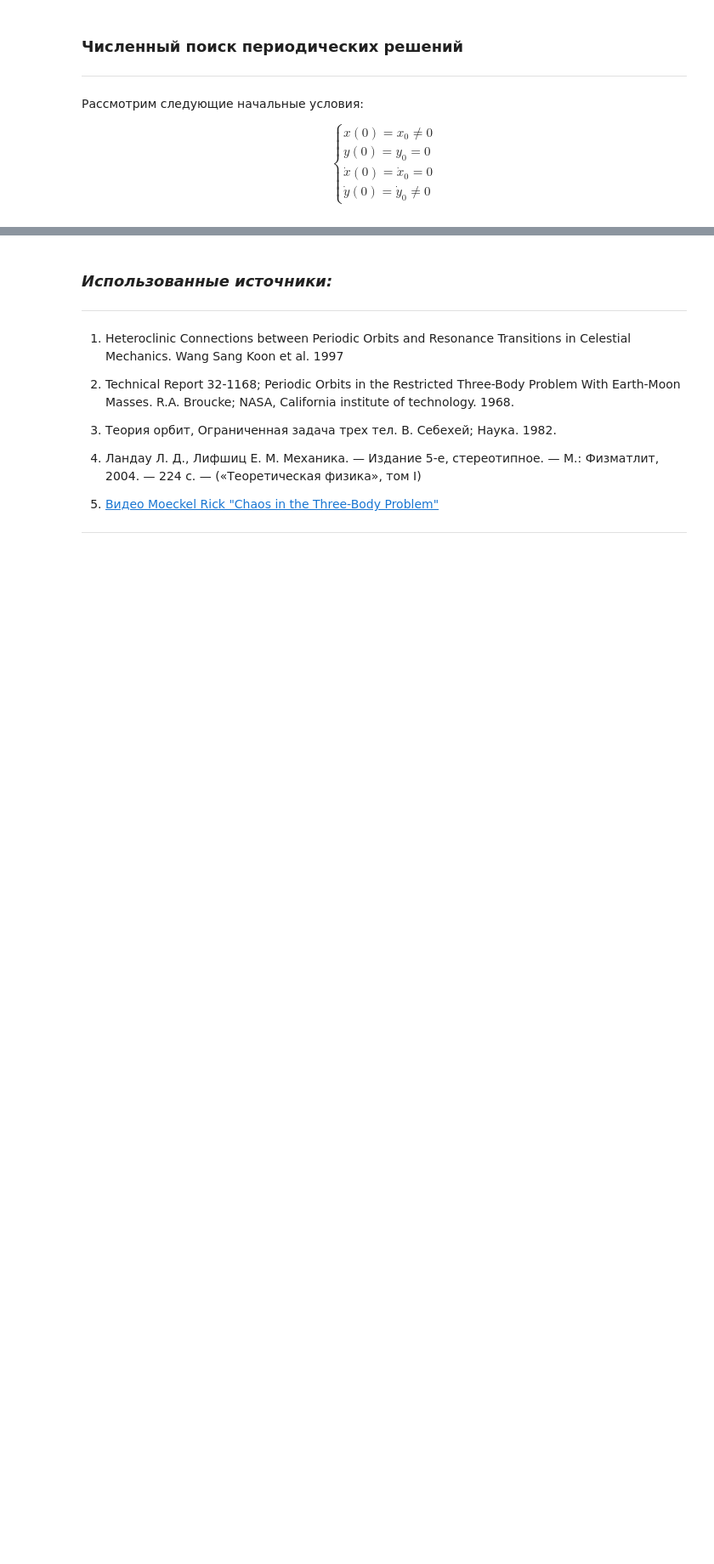
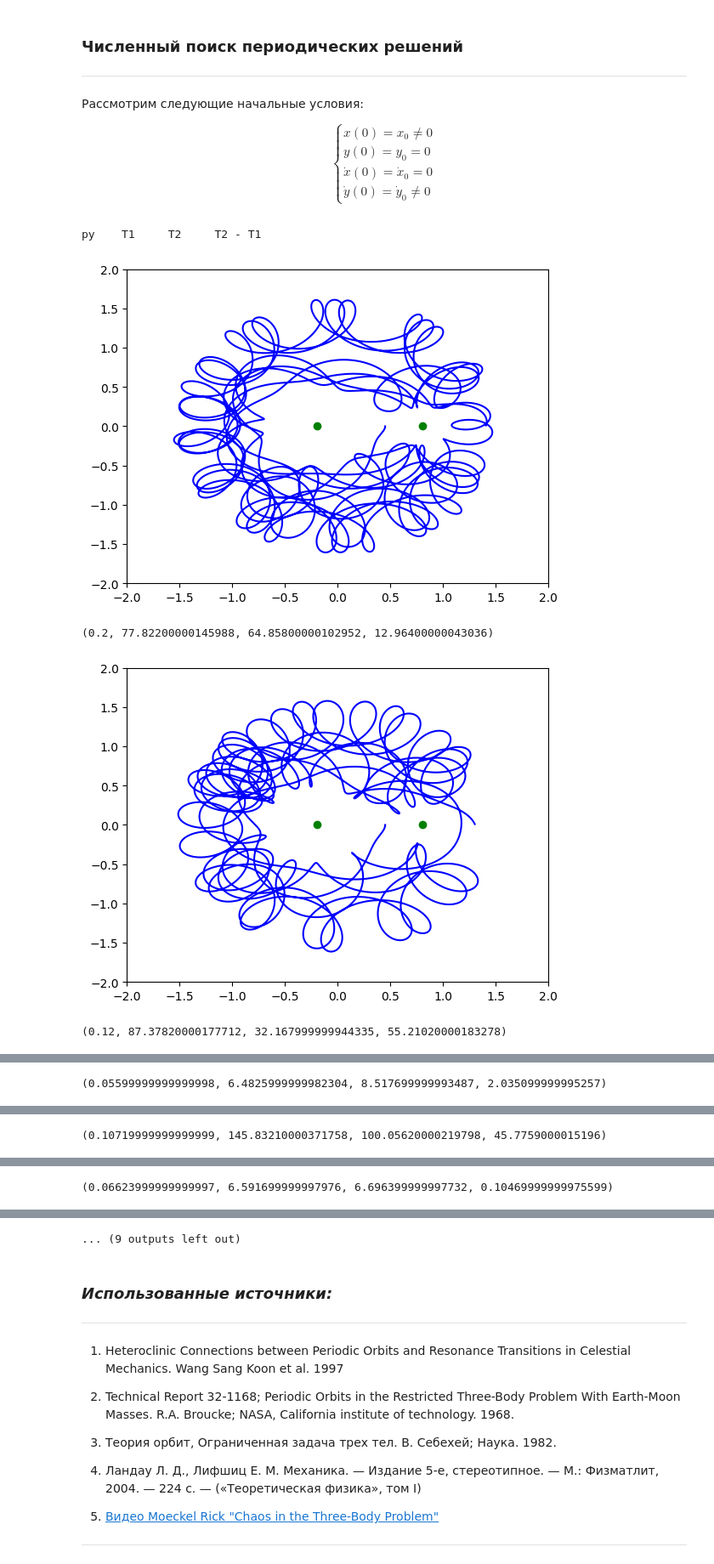
Before and after one commit to ZhizhchenkoA/Mechanic_Project, a Jupyter notebook: Mechanics_beta.ipynb, the cells around one changed output, grey strips where cells are left out. Shown at 85% size. Cells and saved outputs as stored; diff of their text form; code cells hidden in the pictures; blank space fills up the shorter version.

```diff
--- a/Mechanics_beta.ipynb
+++ b/Mechanics_beta.ipynb
@@ -521,0 +583,25 @@ $$
+# %%
+print('py    T1     T2     T2 - T1')
+N = 8
+mn = 10
+lmd = 0.1
+deltas_T = []
+all_params = []
+x = 0.45
+py = 0.2
+for i in range(10):
+    ans = move_period(x, 0, 0, py)
+    all_params.append(ans)
+    deltas_T.append(ans[3])
+    print(all_params[-1])
+    lmd *= 0.8
+    if len(deltas_T) >= 2:
+        py -= lmd * np.sign(deltas_T[-1] - deltas_T[-2])
+    else:
+        py -= lmd
+# %% [output]
+py    T1     T2     T2 - T1
+[figure, added]
+(0.2, 77.82200000145988, 64.85800000102952, 12.96400000043036)
+[figure, added]
+(0.12, 87.37820000177712, 32.167999999944335, 55.21020000183278)
@@ -521,0 +609 @@ $$
+(0.05599999999999998, 6.4825999999982304, 8.517699999993487, 2.035099999995257)
@@ -521,0 +611 @@ $$
+(0.10719999999999999, 145.83210000371758, 100.05620000219798, 45.7759000015196)
@@ -521,0 +613 @@ $$
+(0.06623999999999997, 6.591699999997976, 6.696399999997732, 0.10469999999975599)
@@ -522,3 +615,4 @@ $$
+... (9 outputs left out)
 # %% [markdown]
 <h3> <b><i>Использованные источники:</i></b></h3>
 
```
Also changed, not shown: parts of 10 cells of this notebook.
